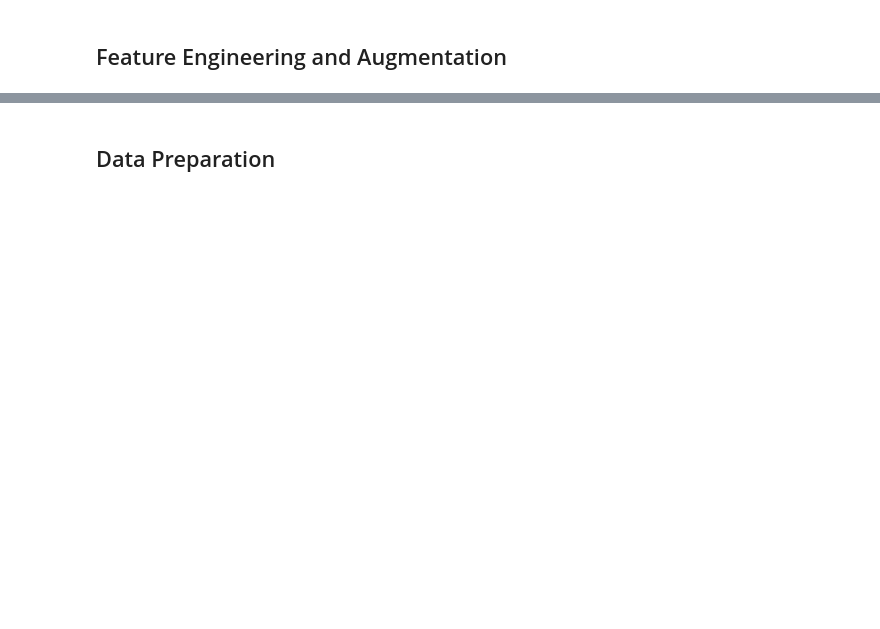
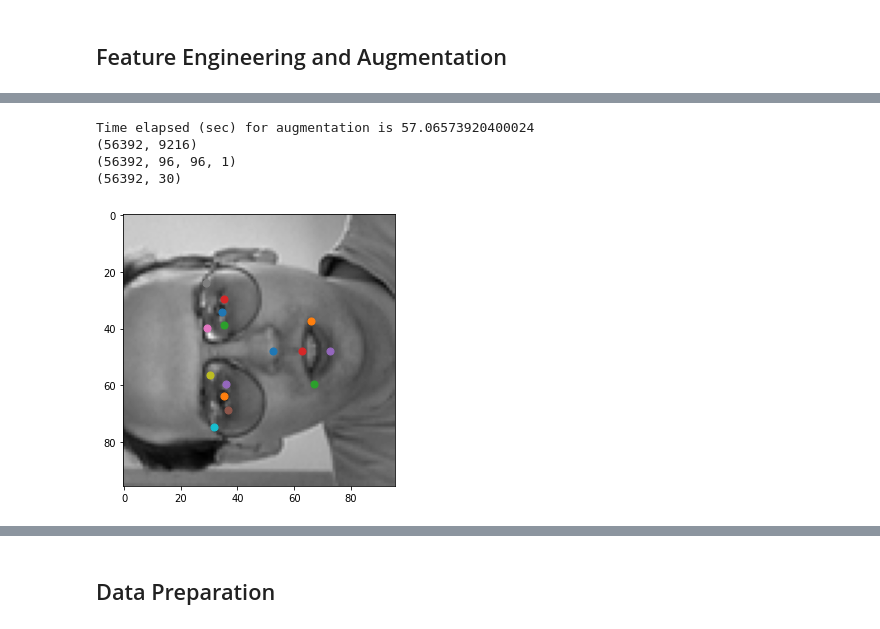
Before and after one commit to abhisha1991/w207_final_project, a Jupyter notebook: notebooks/w207-final-project.ipynb, the cells around one changed output, grey strips where cells are left out. Drawn from its saved outputs; the diff is of its cells as text; code cells hidden in the pictures; blank space fills up the shorter version.

```diff
--- a/notebooks/w207-final-project.ipynb
+++ b/notebooks/w207-final-project.ipynb
@@ -96,7 +103,7 @@ COLUMNS = ['left_eye_center_x', 'left_eye_center_y', 'right_eye_center_x',
        'mouth_center_bottom_lip_y']
 
 CWD = '/project/notebooks'
-AUGMENTATIONS = ["90R", "90L", "180H", "180V", "NoiseGaussian", "NoiseSaltPepper", "NoisePoisson", "NoiseSpeckle", "IncreaseBright", "IncreaseDark"]
+AUGMENTATIONS = ["90R", "90L", "180H", "180V", "NoiseGaussian", "NoiseSaltPepper", "NoisePoisson", "NoiseSpeckle", "BrightDarkAug"]
 # %%
 folder_prefix = '..'
 if os.getcwd() == CWD:
@@ -270,13 +350,8 @@ def augment_images(train_img_set, train_label_set, aug_list):
             elif aug == "NoiseGaussian" or aug == "NoiseSaltPepper" or aug == "NoisePoisson" or aug == "NoiseSpeckle":
                 output_image = add_noise_to_img(input_image, aug)
                 angle = 0
-            elif aug == "IncreaseBright":
-                enhancer = ImageEnhance.Brightness(output_image)
-                output_image = enhancer.enhance(1.5)
-                angle = 0
-            elif aug == "IncreaseDark":
-                enhancer = ImageEnhance.Brightness(output_image)
-                output_image = enhancer.enhance(0.5)
+            elif aug == "BrightDarkAug":
+                output_image = cv2.convertScaleAbs(input_image, alpha=1, beta=random.randint(10, 200))
                 angle = 0
 
             output_image = np.array(output_image)
@@ -355,9 +426,17 @@ def rotate(origin, points, angle):
         result.append(qx)
         result.append(qy)
     return result
+# %%
+aug_list = ["90L", "90R", "180V", "NoiseGaussian", "NoiseSpeckle", "NoisePoisson", "NoiseSaltPepper", "BrightDarkAug"]
+img_display = 155
 # %%
-temp_train_img_flat, temp_train_img_2d, temp_train_labels = augment_images(train_images, train_labels, ["90L", "90R", "180V", "NoiseGaussian", "NoiseSpeckle", "NoisePoisson", "NoiseSaltPepper"])
+temp_train_img_flat, temp_train_img_2d, temp_train_labels = augment_images(train_images, train_labels, aug_list)
 
 print(temp_train_img_flat.shape)
 print(temp_train_img_2d.shape)
 print(temp_train_labels.shape)
+# %% [output]
+Time elapsed (sec) for augmentation is 57.06573920400024
+(56392, 9216)
+(56392, 96, 96, 1)
+(56392, 30)
@@ -364,5 +445,5 @@ print(temp_train_labels.shape)
 # %%
-temp_train_labels_df = pd.DataFrame(temp_train_labels, columns = COLUMNS)
-
 # Plot left rotation for single image
-plot_image_with_label_optional(temp_train_img_flat[155], temp_train_labels_df.iloc[155]).show()
+plot_image_with_label_optional(temp_train_img_flat[img_display], temp_train_labels_df.iloc[img_display]).show()
+# %% [output]
+[figure, added]
```
Also changed, not shown: parts of 35 cells of this notebook.
